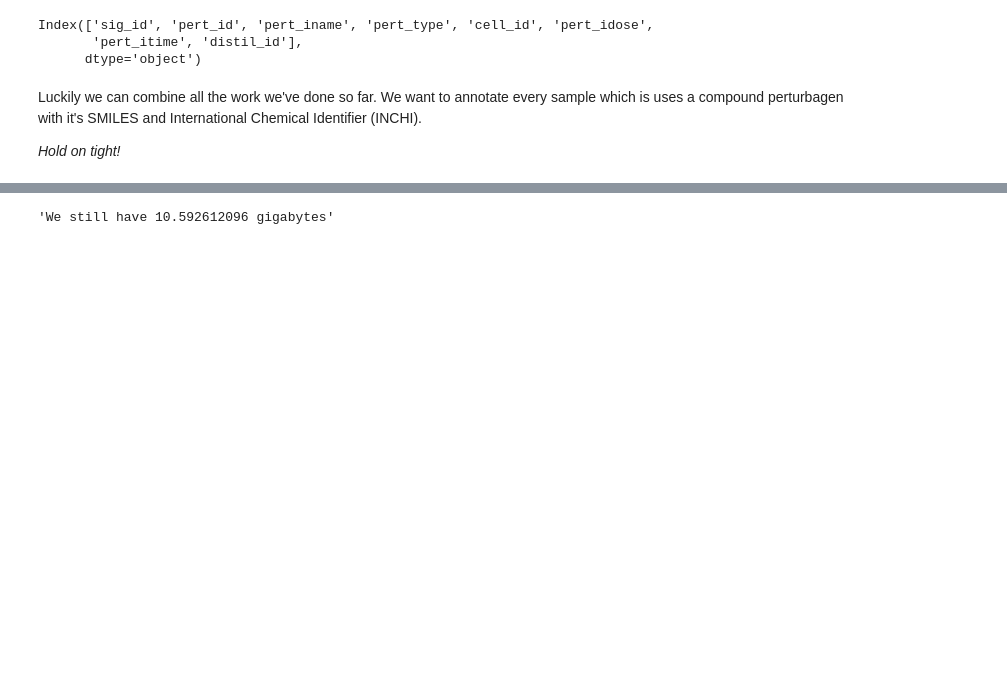
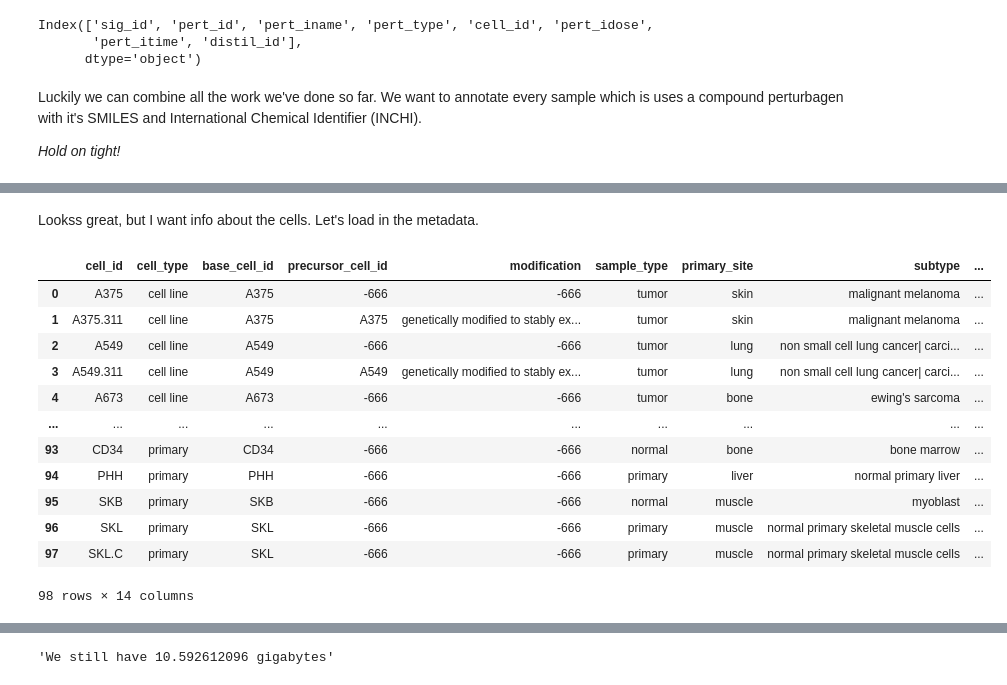
Before and after one commit to laurahsisson/Perturbations, a Jupyter notebook: dataset.ipynb, the cells around one changed output, grey strips where cells are left out. Cells and saved outputs as stored; diff of their text form; code cells hidden in the pictures; blank space fills up the shorter version.

```diff
--- a/dataset.ipynb
+++ b/dataset.ipynb
@@ -114,0 +115,19 @@ comp_sig_info
+# %% [markdown]
+Lookss great, but I want info about the cells. Let's load in the metadata.
+# %%
+gene_info = pd.read_csv("data/GSE70138_Broad_LINCS_cell_info_2017-04-28.txt", sep="\t")
+gene_info
+# %% [output]
+|  | cell_id | cell_type | base_cell_id | precursor_cell_id | modification | sample_type | primary_site | subtype | ... |
+| 0 | A375 | cell line | A375 | -666 | -666 | tumor | skin | malignant melanoma | ... |
+| 1 | A375.311 | cell line | A375 | A375 | genetically modified to stably ex... | tumor | skin | malignant melanoma | ... |
+| 2 | A549 | cell line | A549 | -666 | -666 | tumor | lung | non small cell lung cancer| carci... | ... |
+| 3 | A549.311 | cell line | A549 | A549 | genetically modified to stably ex... | tumor | lung | non small cell lung cancer| carci... | ... |
+| 4 | A673 | cell line | A673 | -666 | -666 | tumor | bone | ewing's sarcoma | ... |
+| ... | ... | ... | ... | ... | ... | ... | ... | ... | ... |
+| 93 | CD34 | primary | CD34 | -666 | -666 | normal | bone | bone marrow | ... |
+| 94 | PHH | primary | PHH | -666 | -666 | primary | liver | normal primary liver | ... |
+| 95 | SKB | primary | SKB | -666 | -666 | normal | muscle | myoblast | ... |
+| 96 | SKL | primary | SKL | -666 | -666 | primary | muscle | normal primary skeletal muscle cells | ... |
+| 97 | SKL.C | primary | SKL | -666 | -666 | primary | muscle | normal primary skeletal muscle cells | ... |
+98 rows × 14 columns
```
Also changed, not shown: parts of 12 cells of this notebook, 3 other files.
